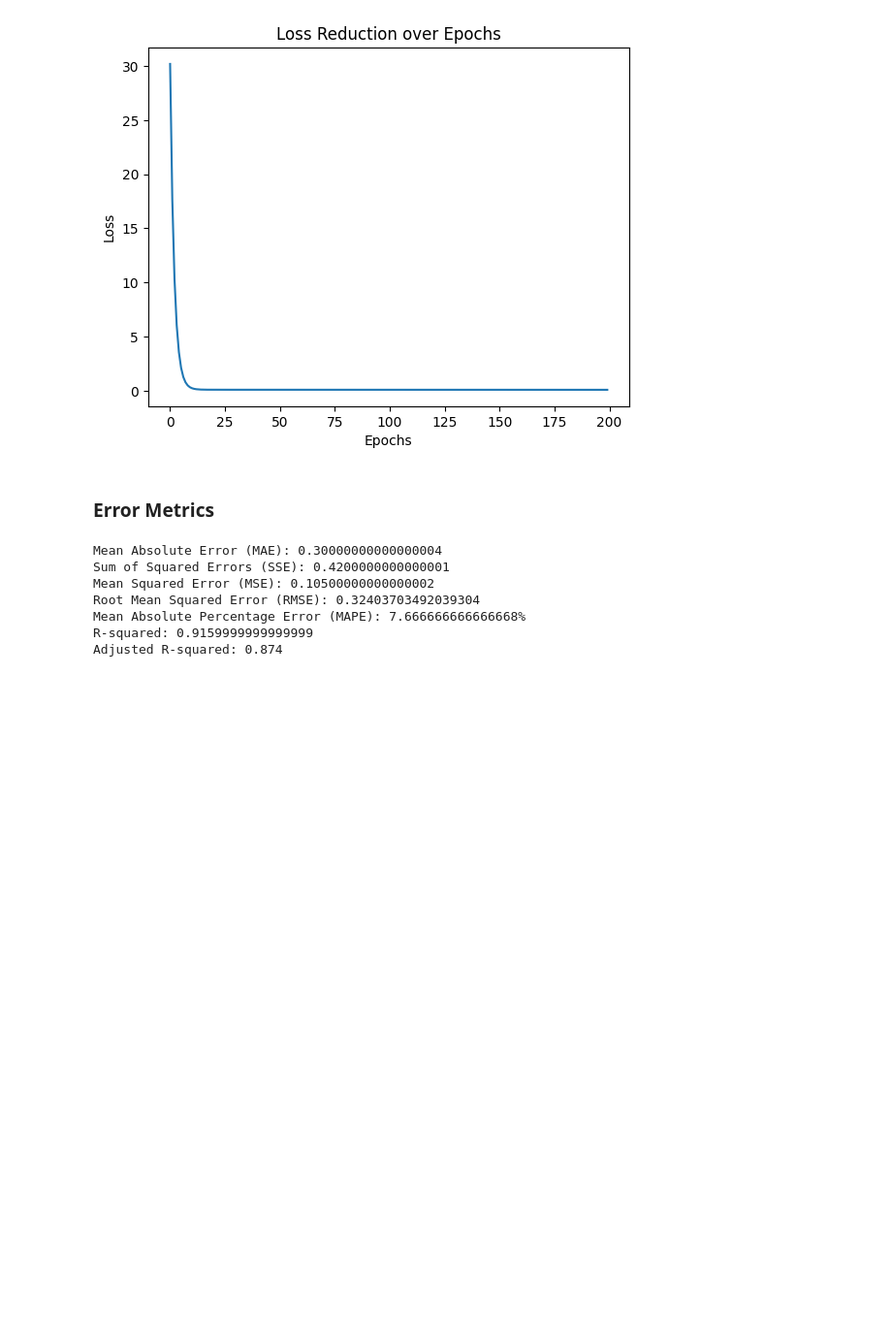
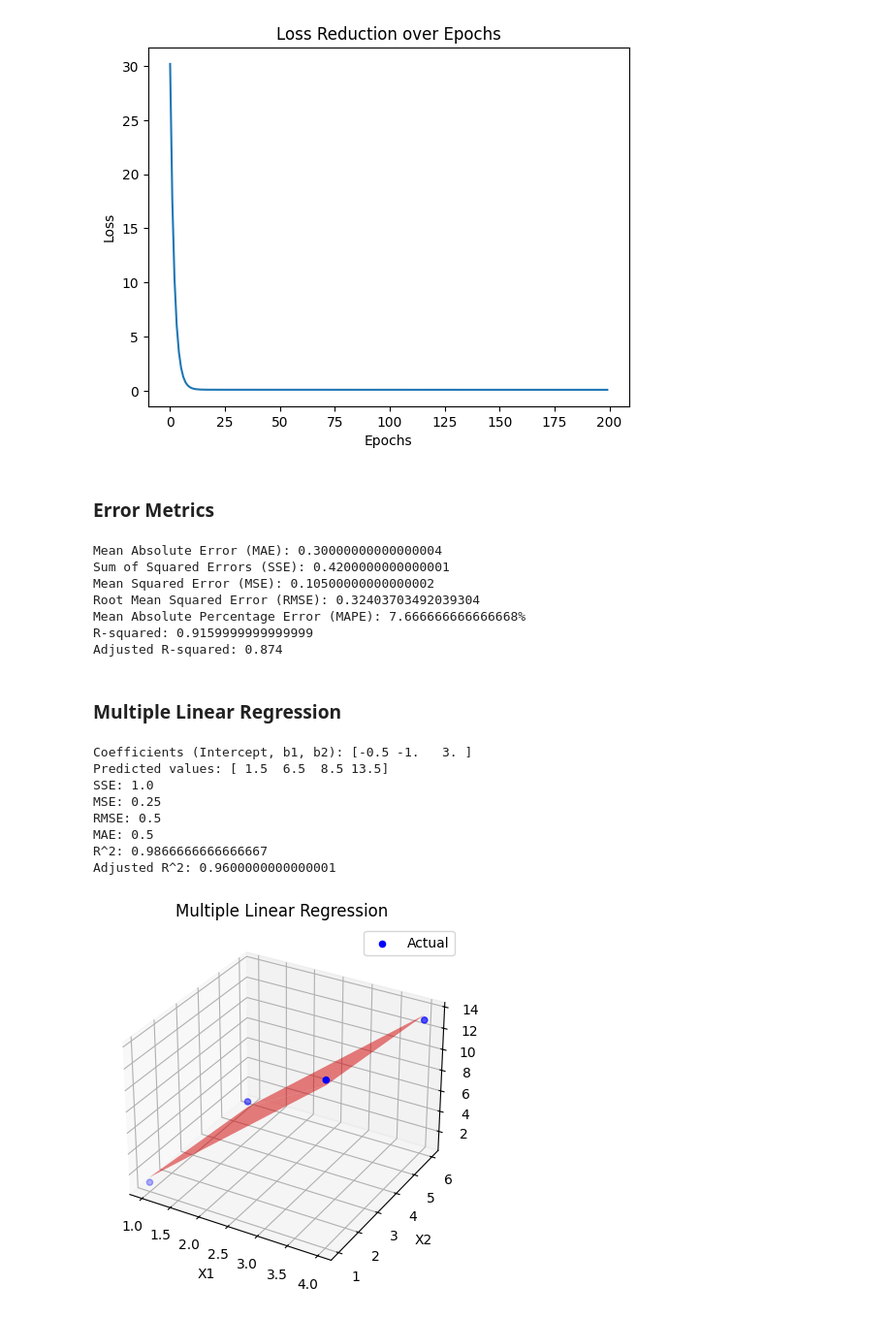
Before and after one commit to Srishanth-Kargaom/A_AI_labs, a Jupyter notebook: w2_day1.ipynb, the cells around one changed output. Shown at 97% size. Cells and saved outputs as stored; diff of their text form; code cells hidden in the pictures; blank space fills up the shorter version.

```diff
--- a/w2_day1.ipynb
+++ b/w2_day1.ipynb
@@ -175,3 +175,83 @@ Root Mean Squared Error (RMSE): 0.32403703492039304
 Mean Absolute Percentage Error (MAPE): 7.666666666666668%
 R-squared: 0.9159999999999999
 Adjusted R-squared: 0.874
+# %% [markdown]
+### Multiple Linear Regression
+# %%
+import numpy as np
+import matplotlib.pyplot as plt
+from mpl_toolkits.mplot3d import Axes3D
+
+# Function to calculate coefficients using Least Squares Method
+def least_squares(X, y):
+    # Adding a column of ones for the intercept term (bias)
+    X_b = np.c_[np.ones((X.shape[0], 1)), X]  # Adding bias term
+    # Using the normal equation: beta = (X^T * X)^(-1) * X^T * y
+    beta = np.linalg.inv(X_b.T.dot(X_b)).dot(X_b.T).dot(y)
+    return beta
+
+# Function to predict y values based on the model coefficients
+def predict(X, beta):
+    X_b = np.c_[np.ones((X.shape[0], 1)), X]  # Adding bias term for predictions
+    return X_b.dot(beta)
+
+# Function to calculate error metrics
+def calculate_error_metrics(y, y_pred, X):
+    residuals = y - y_pred
+    SSE = np.sum(residuals ** 2)
+    MSE = SSE / len(y)
+    RMSE = np.sqrt(MSE)
+    MAE = np.mean(np.abs(residuals))
+    R2 = 1 - (SSE / np.sum((y - np.mean(y)) ** 2))
+    R2_adj = 1 - (1 - R2) * (len(y) - 1) / (len(y) - X.shape[1] - 1)
+
+    print(f"SSE: {SSE}")
+    print(f"MSE: {MSE}")
+    print(f"RMSE: {RMSE}")
+    print(f"MAE: {MAE}")
+    print(f"R^2: {R2}")
+    print(f"Adjusted R^2: {R2_adj}")
+
+# Sample data with 2 features (X1, X2) and target variable (y)
+X = np.array([[1, 1],
+              [2, 3],
+              [3, 4],
+              [4, 6]])
+
+y = np.array([1, 7, 9, 13])
+
+# Solve for coefficients using least squares
+beta = least_squares(X, y)
+print(f"Coefficients (Intercept, b1, b2): {beta}")
+
+# Predict the target values
+y_pred = predict(X, beta)
+print(f"Predicted values: {y_pred}")
+
+# Calculate error metrics
+calculate_error_metrics(y, y_pred, X)
+
+# Plotting the results
+fig = plt.figure()
+
+# For 2D input, we can use 3D plotting
+if X.shape[1] == 2:
+    ax = fig.add_subplot(111, projection='3d')
+    ax.scatter(X[:, 0], X[:, 1], y, color='blue', label='Actual')
+    ax.plot_trisurf(X[:, 0], X[:, 1], y_pred, color='red', alpha=0.5)
+    ax.set_xlabel('X1')
+    ax.set_ylabel('X2')
+    ax.set_zlabel('y')
+    plt.title('Multiple Linear Regression')
+    plt.legend()
+    plt.show()
+# %% [output]
+Coefficients (Intercept, b1, b2): [-0.5 -1.   3. ]
+Predicted values: [ 1.5  6.5  8.5 13.5]
+SSE: 1.0
+MSE: 0.25
+RMSE: 0.5
+MAE: 0.5
+R^2: 0.9866666666666667
+Adjusted R^2: 0.9600000000000001
+[figure, added]
```
Also changed, not shown: parts of 10 cells of this notebook.
